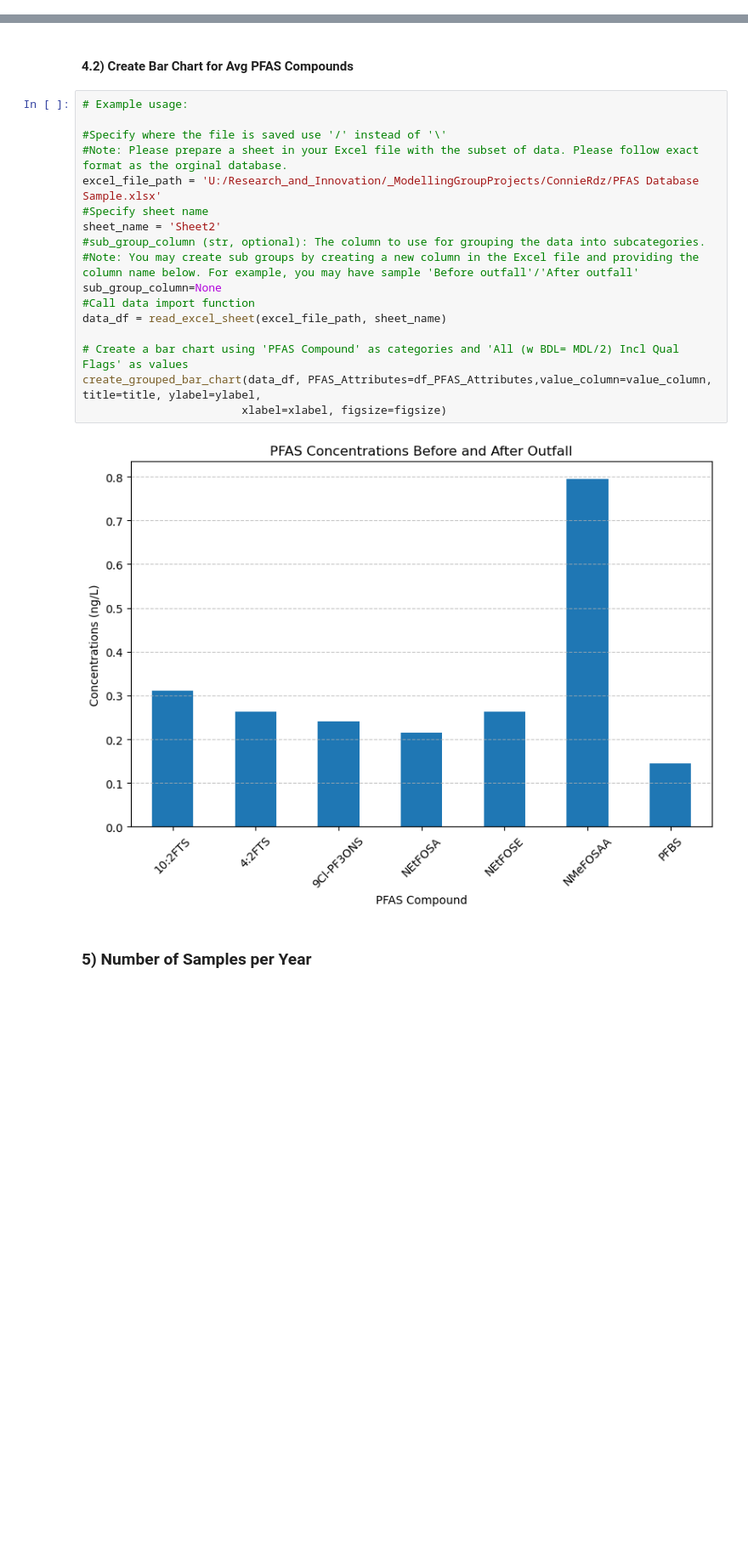
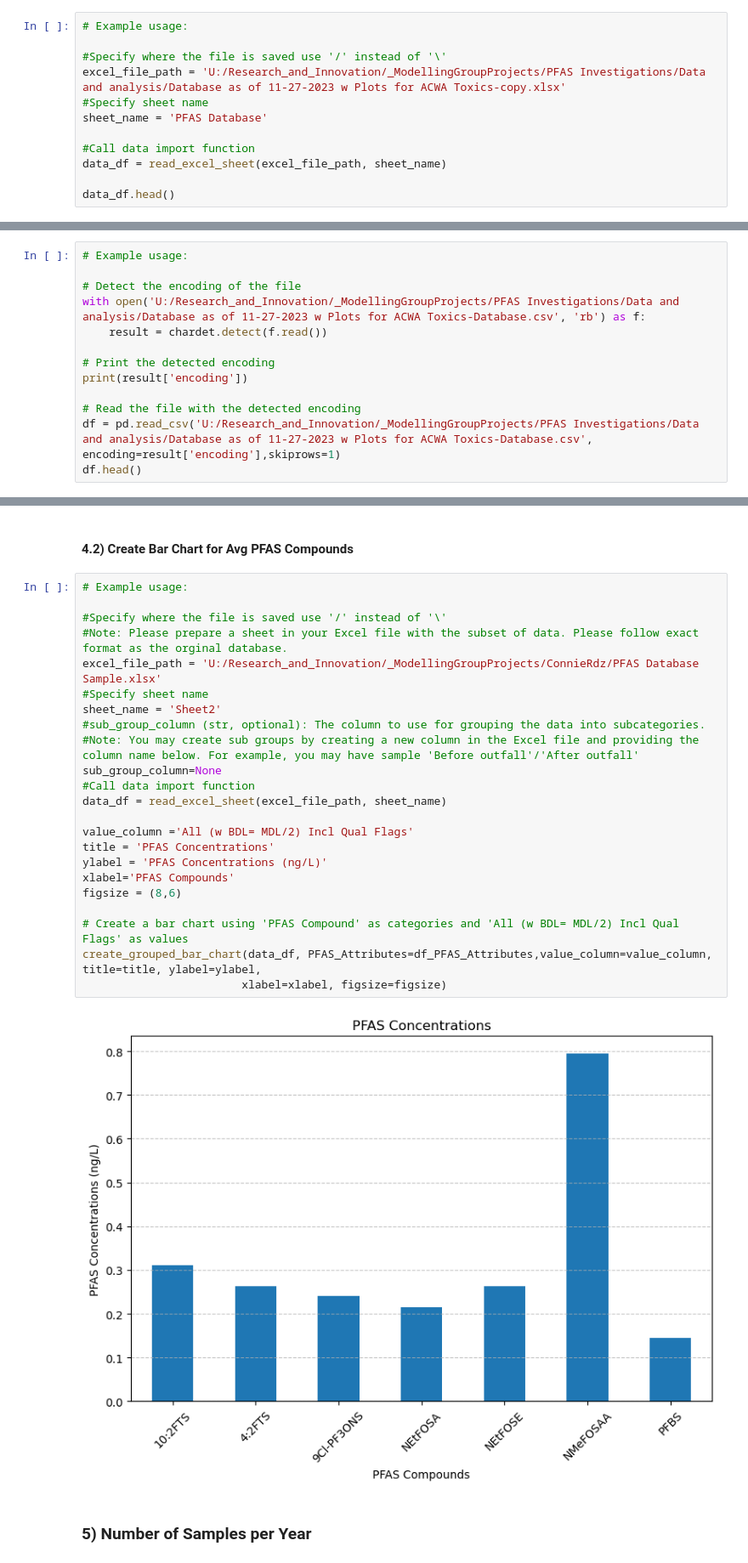
Before and after one commit to Clean-Water-Services/Jupyter-Notebooks, a Jupyter notebook: PFAS_Toolbox.ipynb, the cells around one changed output, grey strips where cells are left out. Shown at 85% size. Saved outputs shown, nothing was run; the diff lists cells and outputs as text; blank space fills up the shorter version.

Commit message:
latest version of the PFAS Toolbox, added more sections for different analysis

```diff
--- a/PFAS_Toolbox.ipynb
+++ b/PFAS_Toolbox.ipynb
@@ -49,0 +55,12 @@ data_df.head()
+# %%
+# Example usage:
+
+#Specify where the file is saved use '/' instead of '\'
+excel_file_path = 'U:/Research_and_Innovation/_ModellingGroupProjects/PFAS Investigations/Data and analysis/Database as of 11-27-2023 w Plots for ACWA Toxics-copy.xlsx'
+#Specify sheet name
+sheet_name = 'PFAS Database'
+
+#Call data import function
+data_df = read_excel_sheet(excel_file_path, sheet_name)
+
+data_df.head()
@@ -49,0 +77,13 @@ data_df.head()
+# %%
+# Example usage:
+
+# Detect the encoding of the file
+with open('U:/Research_and_Innovation/_ModellingGroupProjects/PFAS Investigations/Data and analysis/Database as of 11-27-2023 w Plots for ACWA Toxics-Database.csv', 'rb') as f:
+    result = chardet.detect(f.read())
+
+# Print the detected encoding
+print(result['encoding'])
+
+# Read the file with the detected encoding
+df = pd.read_csv('U:/Research_and_Innovation/_ModellingGroupProjects/PFAS Investigations/Data and analysis/Database as of 11-27-2023 w Plots for ACWA Toxics-Database.csv', encoding=result['encoding'],skiprows=1)
+df.head()
@@ -128,22 +180,28 @@ def create_grouped_bar_chart(data_df, PFAS_Attributes, value_column, sub_group_c
 # %%
 # Example usage:
 
 #Specify where the file is saved use '/' instead of '\'
 #Note: Please prepare a sheet in your Excel file with the subset of data. Please follow exact format as the orginal database.
 excel_file_path = 'U:/Research_and_Innovation/_ModellingGroupProjects/ConnieRdz/PFAS Database Sample.xlsx'
 #Specify sheet name
 sheet_name = 'Sheet2'
 #sub_group_column (str, optional): The column to use for grouping the data into subcategories.
 #Note: You may create sub groups by creating a new column in the Excel file and providing the column name below. For example, you may have sample 'Before outfall'/'After outfall'
 sub_group_column=None
 #Call data import function
 data_df = read_excel_sheet(excel_file_path, sheet_name)
 
+value_column ='All (w BDL= MDL/2) Incl Qual Flags'
+title = 'PFAS Concentrations'
+ylabel = 'PFAS Concentrations (ng/L)'
+xlabel='PFAS Compounds'
+figsize = (8,6)
+
 # Create a bar chart using 'PFAS Compound' as categories and 'All (w BDL= MDL/2) Incl Qual Flags' as values
 create_grouped_bar_chart(data_df, PFAS_Attributes=df_PFAS_Attributes,value_column=value_column, title=title, ylabel=ylabel,
                         xlabel=xlabel, figsize=figsize)
 # %% [output]
-[figure, old version]
+[figure, new version]
 # %% [markdown]
 ### 5) Number of Samples per Year
 # %% [markdown]
```
Also changed, not shown: parts of 50 cells of this notebook.
